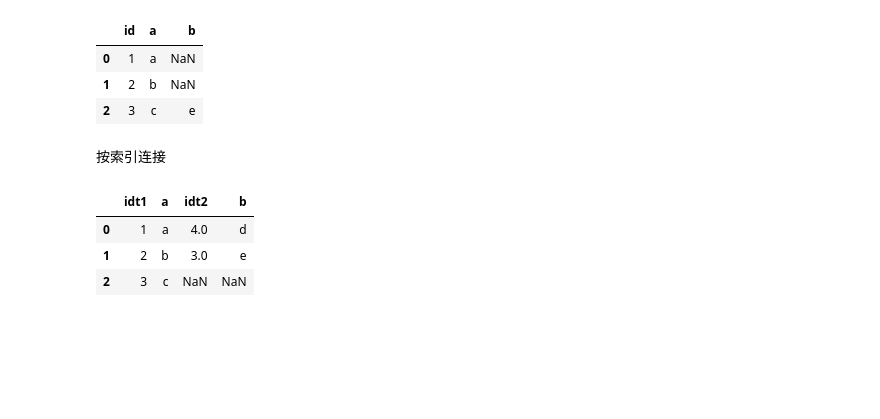
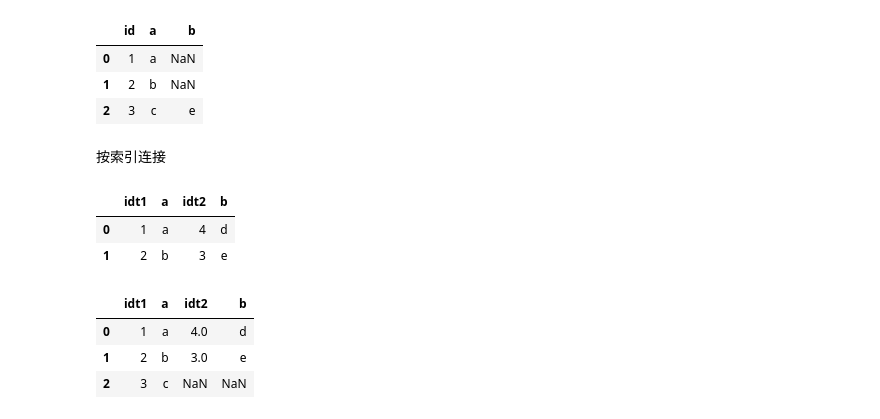
Before and after one commit to cylcc06/classpy, a Jupyter notebook: 3 数据整合和数据清洗.ipynb, the cells around one changed output. Cells and saved outputs as stored; diff of their text form; code cells hidden in the pictures; blank space fills up the shorter version.

```diff
--- a/3 数据整合和数据清洗.ipynb
+++ b/3 数据整合和数据清洗.ipynb
@@ -272,4 +307,11 @@ pd.merge(table1, table2, on='id', how='left') # 参数设置可查看帮助
 | 2 | 3 | c | e |
 # %% [markdown]
 按索引连接
+# %%
+#按照？拼接
+table1.join(table2, how='inner', lsuffix='t1', rsuffix='t2') # 参数设置可查看帮助
+# %% [output]
+|  | idt1 | a | idt2 | b |
+| 0 | 1 | a | 4 | d |
+| 1 | 2 | b | 3 | e |
 # %%
```
Also changed, not shown: parts of 18 cells of this notebook.
